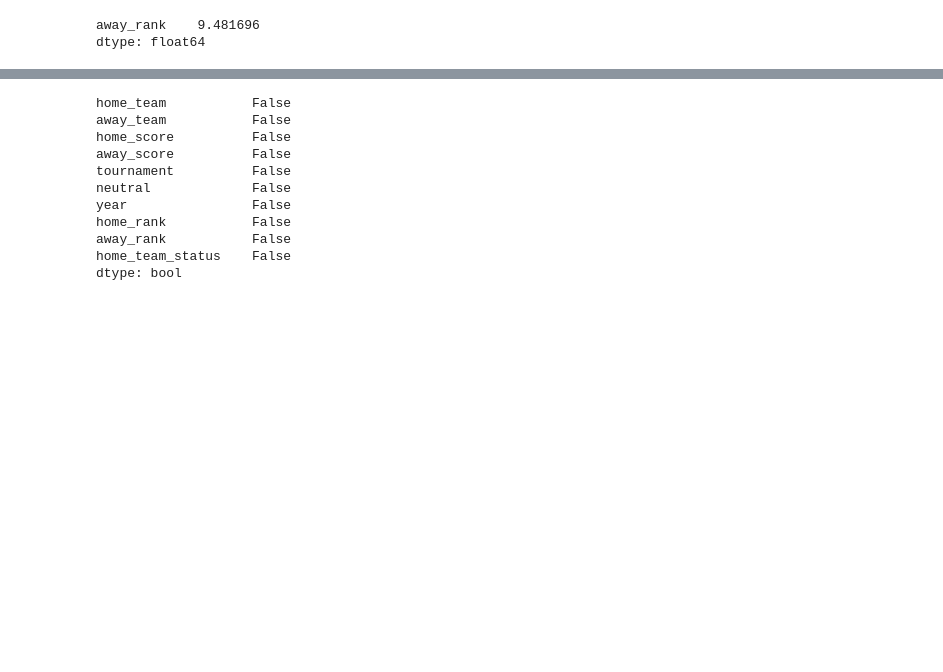
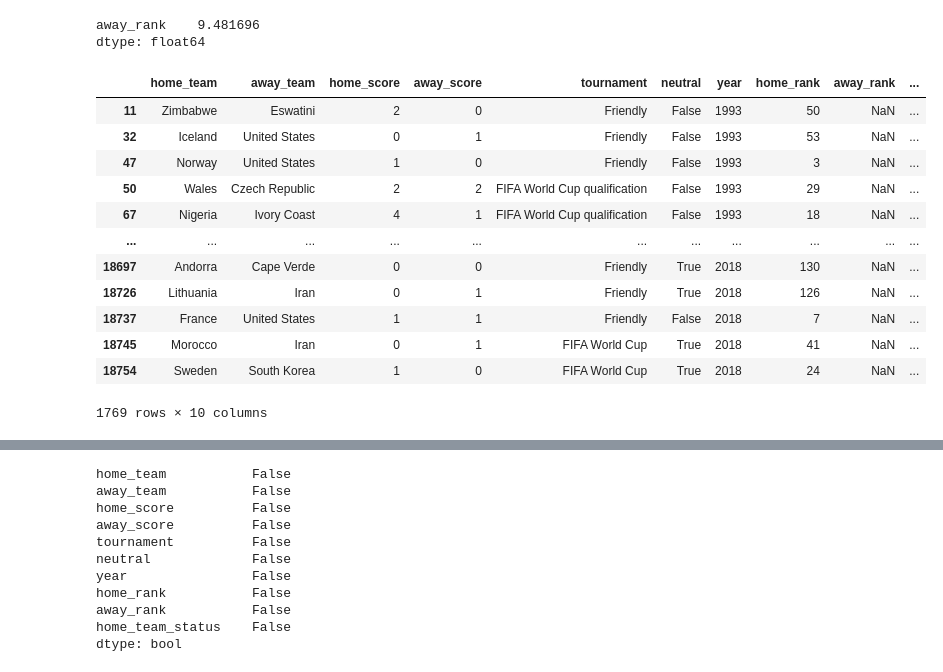
Before and after one commit to Obreintelly/Mchezo_Pesa_Football_Prediction_Analysis, a Jupyter notebook: Mchezo_Pesa_Football_Results_Prediction.ipynb, the cells around one changed output, grey strips where cells are left out. Cells and saved outputs as stored; diff of their text form; code cells hidden in the pictures; blank space fills up the shorter version.

```diff
--- a/Mchezo_Pesa_Football_Results_Prediction.ipynb
+++ b/Mchezo_Pesa_Football_Results_Prediction.ipynb
@@ -604,3 +604,21 @@ percent_na
 # %% [output]
 away_rank    9.481696
 dtype: float64
+# %%
+#Checking entries with Missing Values
+missing_away_rank = df[df['away_rank'].isna()]
+missing_away_rank
+# %% [output]
+|  | home_team | away_team | home_score | away_score | tournament | neutral | year | home_rank | away_rank | ... |
+| 11 | Zimbabwe | Eswatini | 2 | 0 | Friendly | False | 1993 | 50 | NaN | ... |
+| 32 | Iceland | United States | 0 | 1 | Friendly | False | 1993 | 53 | NaN | ... |
+| 47 | Norway | United States | 1 | 0 | Friendly | False | 1993 | 3 | NaN | ... |
+| 50 | Wales | Czech Republic | 2 | 2 | FIFA World Cup qualification | False | 1993 | 29 | NaN | ... |
+| 67 | Nigeria | Ivory Coast | 4 | 1 | FIFA World Cup qualification | False | 1993 | 18 | NaN | ... |
+| ... | ... | ... | ... | ... | ... | ... | ... | ... | ... | ... |
+| 18697 | Andorra | Cape Verde | 0 | 0 | Friendly | True | 2018 | 130 | NaN | ... |
+| 18726 | Lithuania | Iran | 0 | 1 | Friendly | True | 2018 | 126 | NaN | ... |
+| 18737 | France | United States | 1 | 1 | Friendly | False | 2018 | 7 | NaN | ... |
+| 18745 | Morocco | Iran | 0 | 1 | FIFA World Cup | True | 2018 | 41 | NaN | ... |
+| 18754 | Sweden | South Korea | 1 | 0 | FIFA World Cup | True | 2018 | 24 | NaN | ... |
+1769 rows × 10 columns
```
Also changed, not shown: parts of 21 cells of this notebook.
